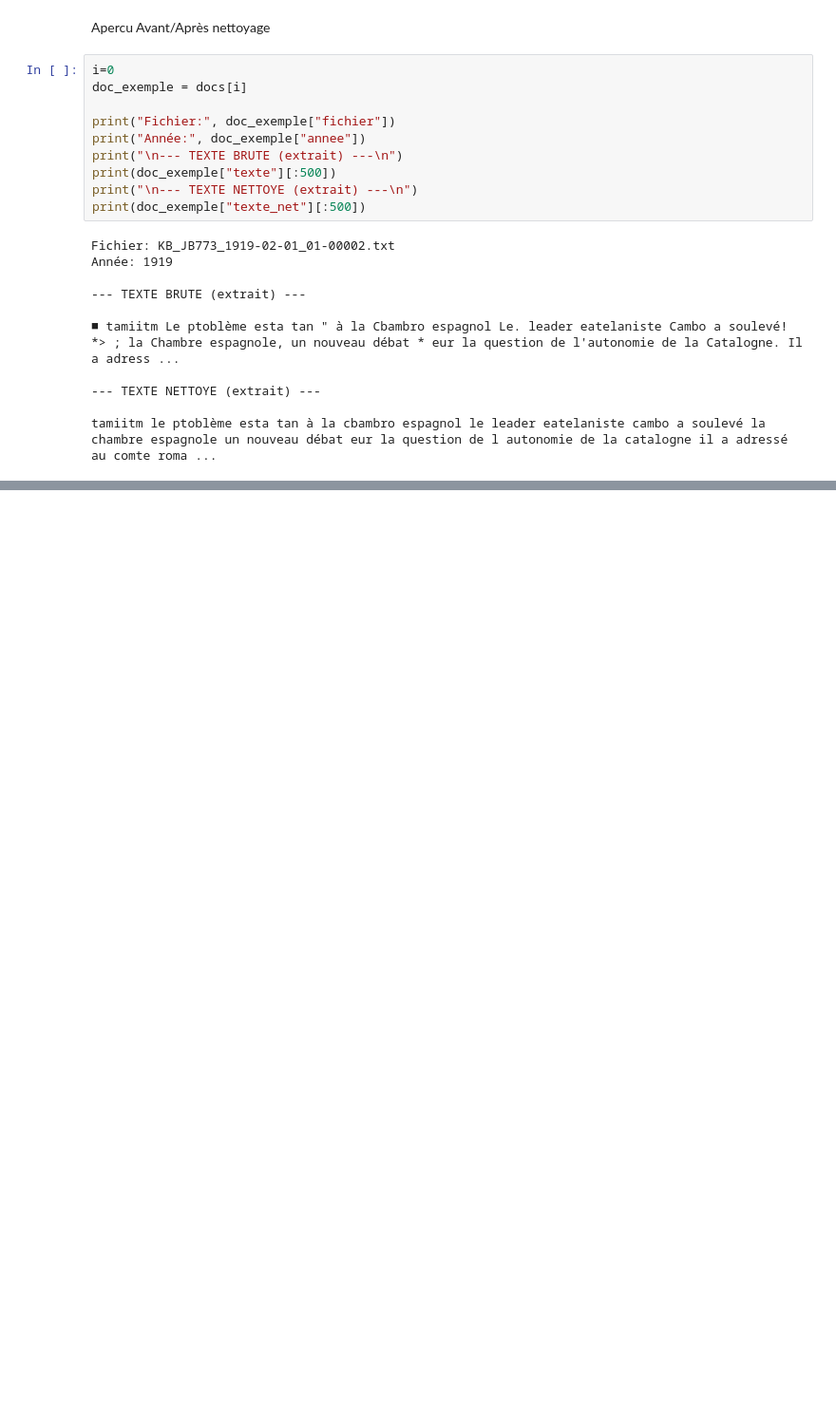
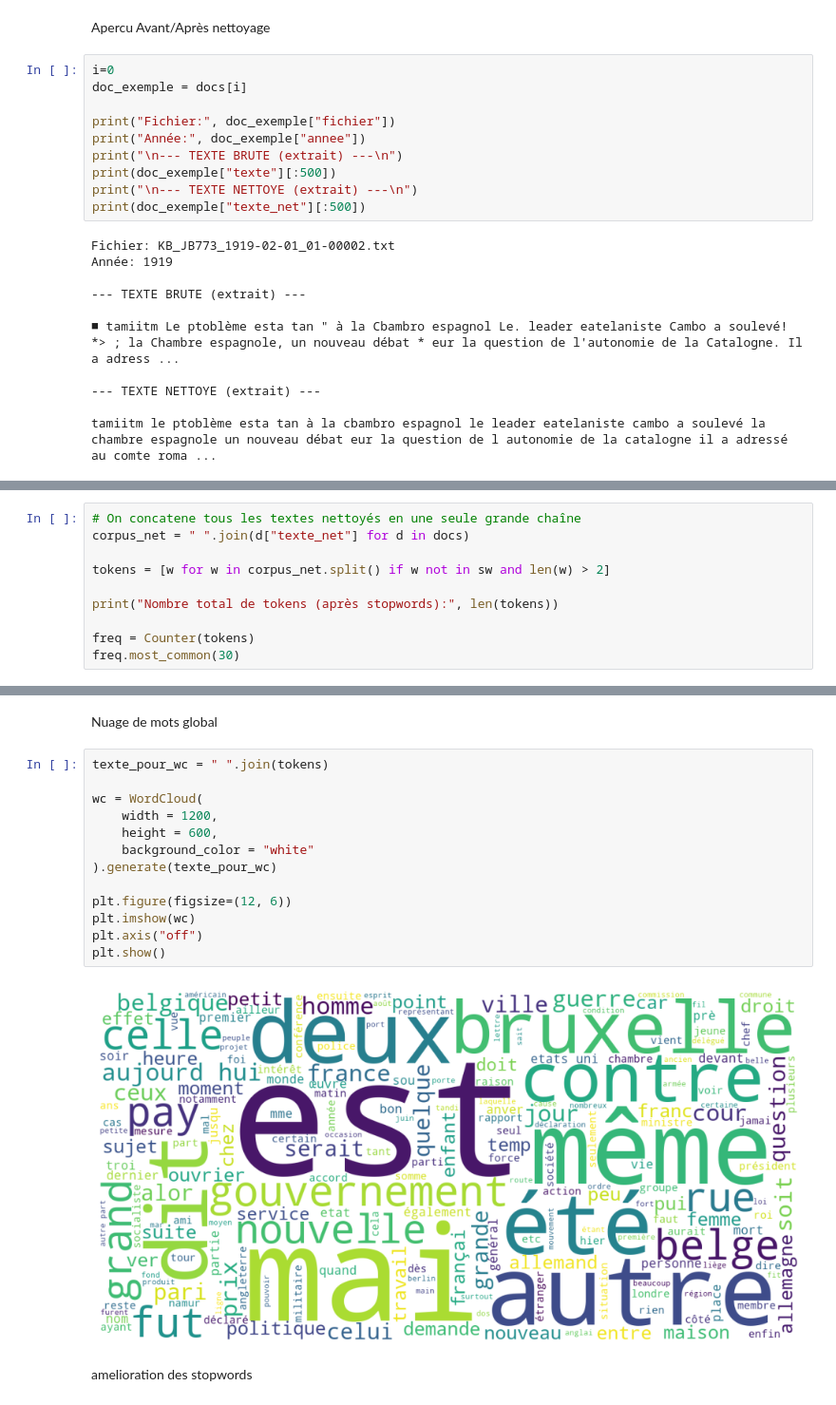
Before and after one commit to ArmelFopa/Projet_TAC_1, a Jupyter notebook: tps/tp4/projet_final.ipynb, the cells around one changed output, grey strips where cells are left out. Shown: that part at 95% size. Saved outputs shown, nothing was run; the diff lists cells and outputs as text; blank space fills up the shorter version.

```diff
--- a/tps/tp4/projet_final.ipynb
+++ b/tps/tp4/projet_final.ipynb
@@ -203,0 +251,10 @@ tamiitm le ptoblème esta tan à la cbambro espagnol le leader eatelaniste cambo
+# %%
+# On concatene tous les textes nettoyés en une seule grande chaîne
+corpus_net = " ".join(d["texte_net"] for d in docs)
+
+tokens = [w for w in corpus_net.split() if w not in sw and len(w) > 2]
+
+print("Nombre total de tokens (après stopwords):", len(tokens))
+
+freq = Counter(tokens)
+freq.most_common(30)
@@ -203,0 +280,19 @@ tamiitm le ptoblème esta tan à la cbambro espagnol le leader eatelaniste cambo
+# %% [markdown]
+Nuage de mots global
+# %%
+texte_pour_wc = " ".join(tokens)
+
+wc = WordCloud(
+    width = 1200,
+    height = 600,
+    background_color = "white"
+).generate(texte_pour_wc)
+
+plt.figure(figsize=(12, 6))
+plt.imshow(wc)
+plt.axis("off")
+plt.show()
+# %% [output]
+[figure, added]
+# %% [markdown]
+amelioration des stopwords
```
Also changed, not shown: parts of 10 cells of this notebook.
